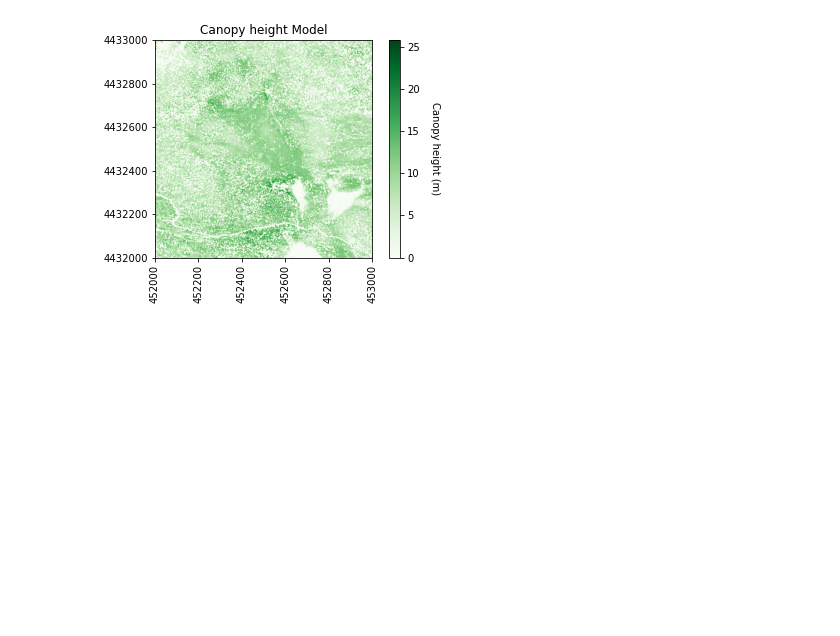
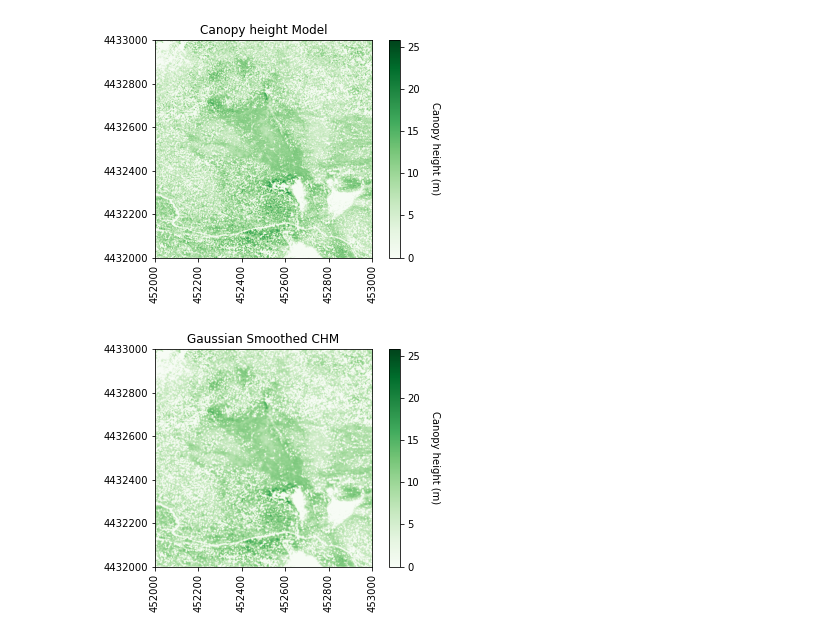
Before and after one commit to vscholl/neon_carbon_estimate, a Jupyter notebook: chm_to_biomass.ipynb, the cells around one changed output. Drawn from its saved outputs; the diff is of its cells as text; code cells hidden in the pictures; blank space fills up the shorter version.

```diff
--- a/chm_to_biomass.ipynb
+++ b/chm_to_biomass.ipynb
@@ -54,3 +177,3 @@ def array2raster(newRasterfn,rasterOrigin,pixelWidth,pixelHeight,array,epsg):
 # %%
 # Define a path to the CHM file
-chm_file = './data/NEON_D13_NIWO_DP3_452000_4432000_CHM.tif'
+chm_file = 'data/NEON_D13_NIWO_DP3_452000_4432000_CHM.tif'
@@ -97,2 +225,11 @@ plt.savefig(just_chm_file_split[0]+'_'+just_chm_file_split[1]+'_'+just_chm_file_
 # %% [output]
 [figure]
+# %%
+# Smooth the CHM using a gaussian filter to remove spurious points
+chm_array_smooth = ndi.gaussian_filter(chm_array,2,mode='constant',cval=0,truncate=2.0)
+chm_array_smooth[chm_array==0] = 0
+
+# Plot the smoothed CHM
+plot_band_array(chm_array_smooth, image_extent, 'Gaussian Smoothed CHM','Canopy height (m)','Greens',[chm_min_height, chm_max_height])
+# %% [output]
+[figure, added]
```
Also changed, not shown: parts of 12 cells of this notebook, 1 other file.
